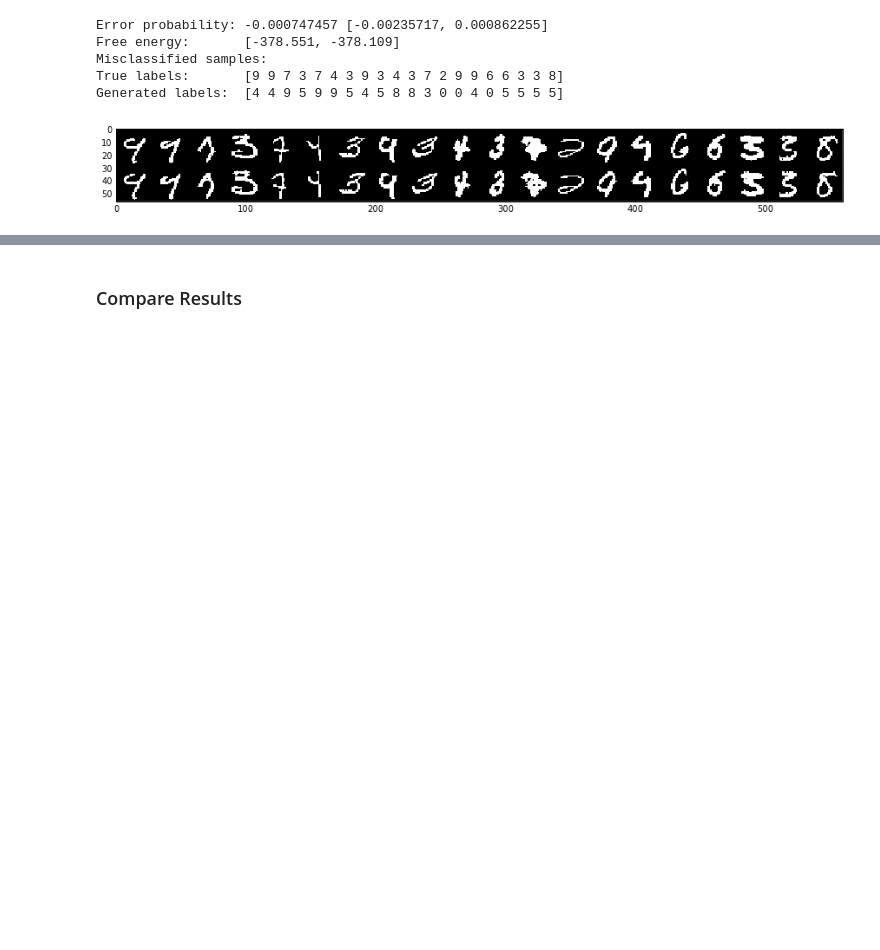
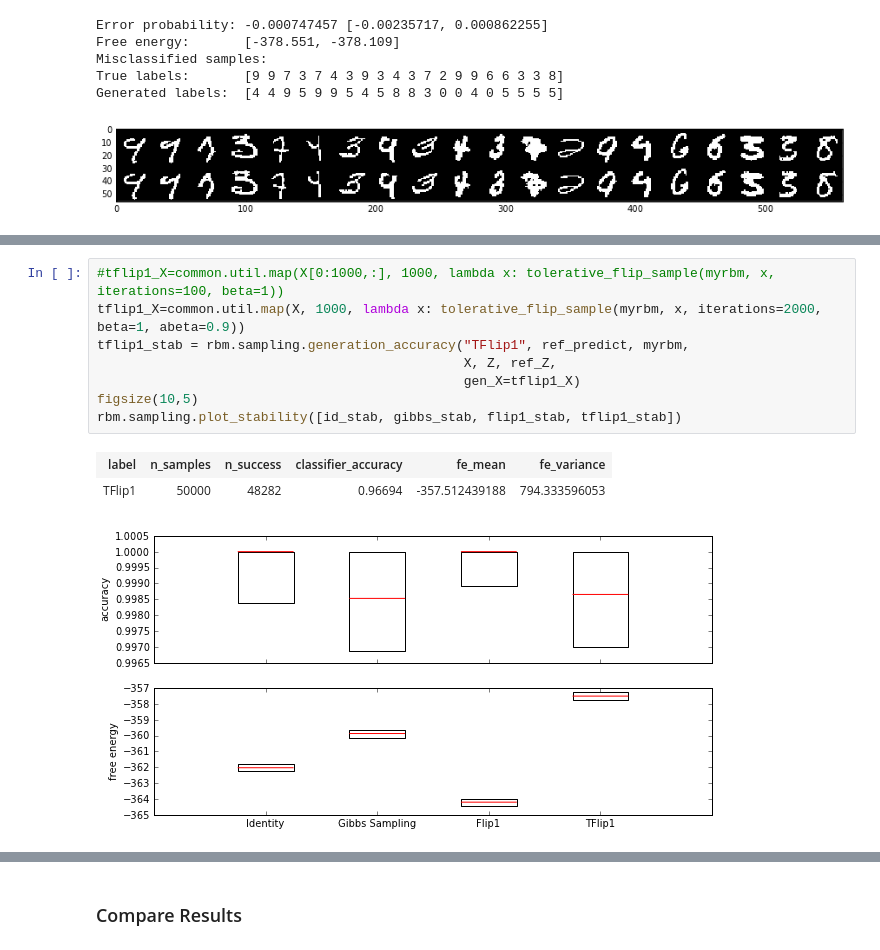
Before and after one commit to surban/ml, a Jupyter notebook: notebooks/rbm-stability.ipynb, the cells around one changed output, grey strips where cells are left out. Saved outputs shown, nothing was run; the diff lists cells and outputs as text; blank space fills up the shorter version.

```diff
--- a/notebooks/rbm-stability.ipynb
+++ b/notebooks/rbm-stability.ipynb
@@ -197,0 +239,12 @@ Generated labels:  [4 4 9 5 9 9 5 4 5 8 8 3 0 0 4 0 5 5 5 5]
+# %%
+#tflip1_X=common.util.map(X[0:1000,:], 1000, lambda x: tolerative_flip_sample(myrbm, x, iterations=100, beta=1))
+tflip1_X=common.util.map(X, 1000, lambda x: tolerative_flip_sample(myrbm, x, iterations=2000, beta=1, abeta=0.9))
+tflip1_stab = rbm.sampling.generation_accuracy("TFlip1", ref_predict, myrbm,
+                                               X, Z, ref_Z,
+                                               gen_X=tflip1_X)
+figsize(10,5)
+rbm.sampling.plot_stability([id_stab, gibbs_stab, flip1_stab, tflip1_stab])
+# %% [output]
+| label | n_samples | n_success | classifier_accuracy | fe_mean | fe_variance |
+| TFlip1 | 50000 | 48282 | 0.96694 | -357.512439188 | 794.333596053 |
+[figure, added]
```
Also changed, not shown: parts of 6 cells of this notebook, 1 other file.
